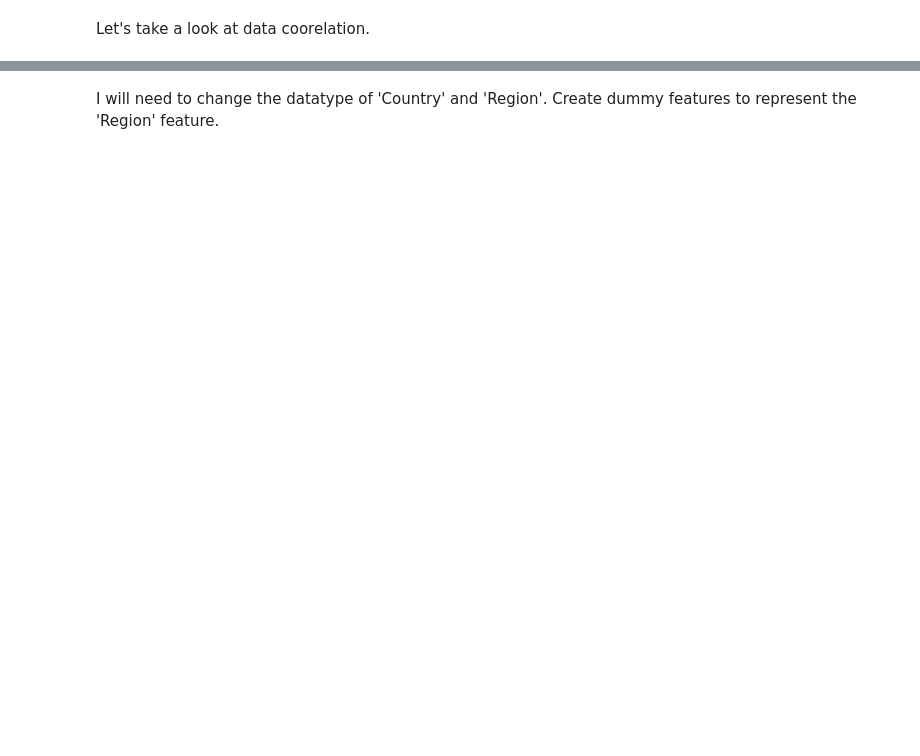
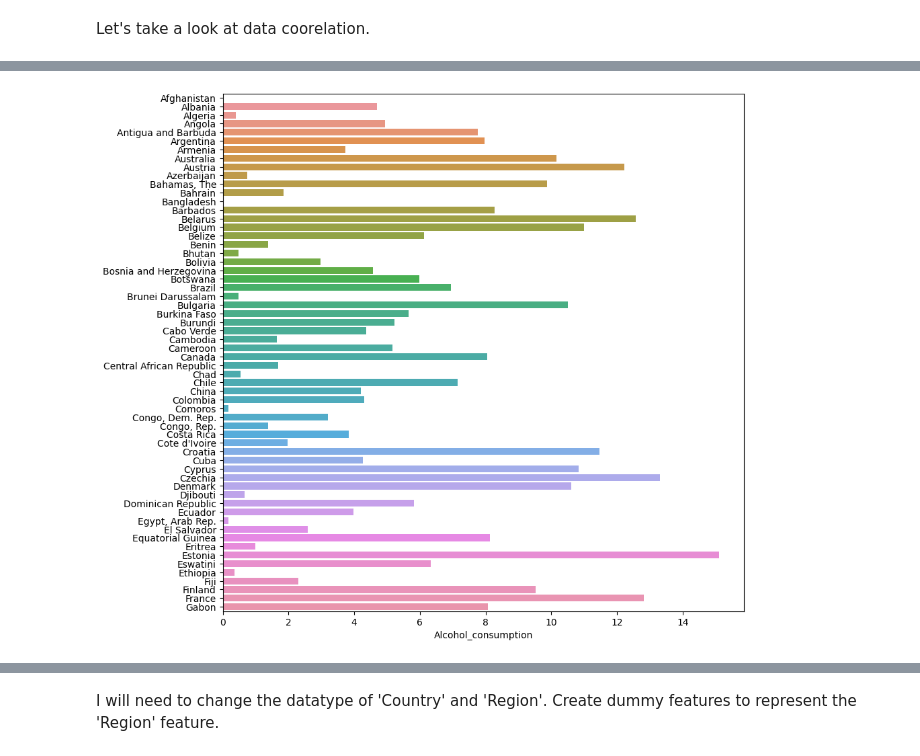
Before and after one commit to johnpospisil/who-life-expectancy-predictor, a Jupyter notebook: who-life-expectancy-prediction.ipynb, the cells around one changed output, grey strips where cells are left out. Drawn from its saved outputs; the diff is of its cells as text; code cells hidden in the pictures; blank space fills up the shorter version.

```diff
--- a/who-life-expectancy-prediction.ipynb
+++ b/who-life-expectancy-prediction.ipynb
@@ -144,6 +139,7 @@ sns.barplot(y=df.sort_values(by='Country')['Country'].unique(), x=df.groupby('Co
 # %%
-sns.barplot(y=df.sort_values(by='Country')['Country'].unique(), x=df.groupby('Country')['GDP_per_capita'].max(), data=df, order=x['GDP_per_capita']);
 plt.figure(figsize=(10, 10))
 sns.barplot(y=df.sort_values(by='Country')['Country'].unique()[:60], x=df.groupby('Country')['Alcohol_consumption'].mean()[:60]);
+# %% [output]
+[figure, added]
 # %%
 df.corr(numeric_only=True)['Alcohol_consumption'].sort_values(ascending=False)
```
Also changed, not shown: parts of 32 cells of this notebook.
